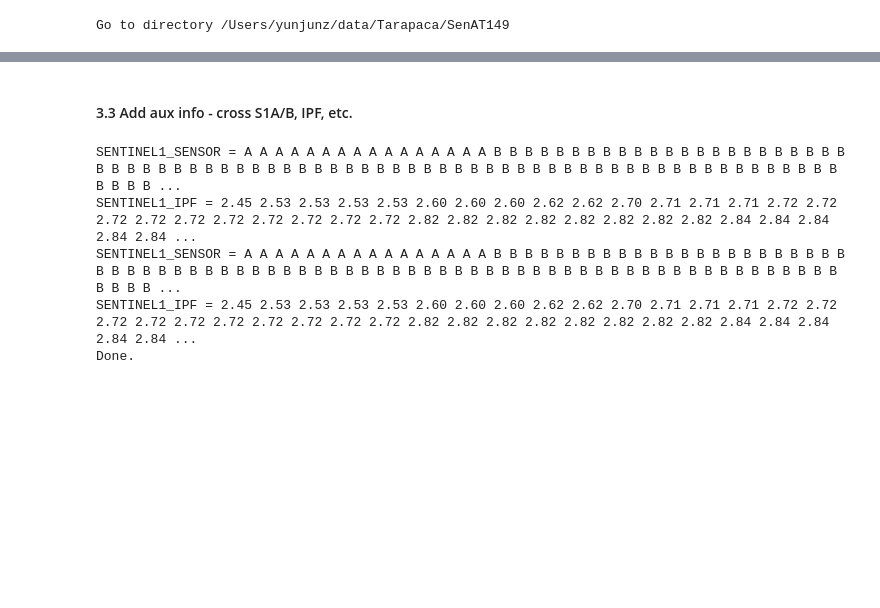
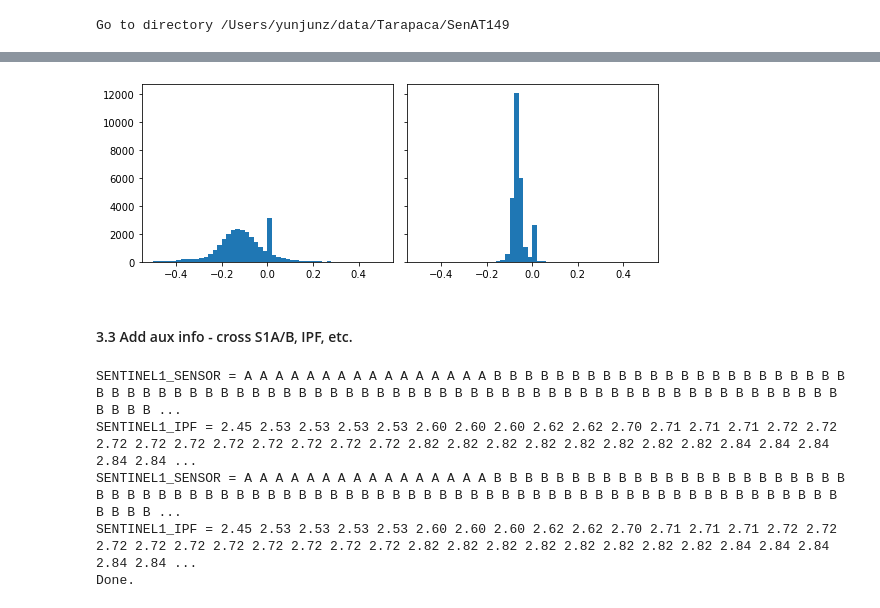
Before and after one commit to yunjunz/2022-Geolocation, a Jupyter notebook: offset_timeseries.ipynb, the cells around one changed output, grey strips where cells are left out. Drawn from its saved outputs; the diff is of its cells as text; code cells hidden in the pictures; blank space fills up the shorter version.

```diff
--- a/offset_timeseries.ipynb
+++ b/offset_timeseries.ipynb
@@ -313,3 +307,12 @@ Go to directory /Users/yunjunz/data/ChileSenAT149/mintpyOffset
+# %%
+fig, axs = plt.subplots(nrows=1, ncols=2, figsize=[8, 3], sharey=True)
+for ax, fname in zip(axs, ['velocityAz.h5', 'velocityRg.h5']):
+    vel = readfile.read(fname, datasetName='velocity')[0]
+    ax.hist(vel.flatten(), bins=50, range=[-0.5, 0.5])
+fig.tight_layout()
+plt.show()
+# %% [output]
+[figure, added]
 # %% [markdown]
 #### 3.3 Add aux info - cross S1A/B, IPF, etc.
 # %%
```
Also changed, not shown: parts of 19 cells of this notebook.
